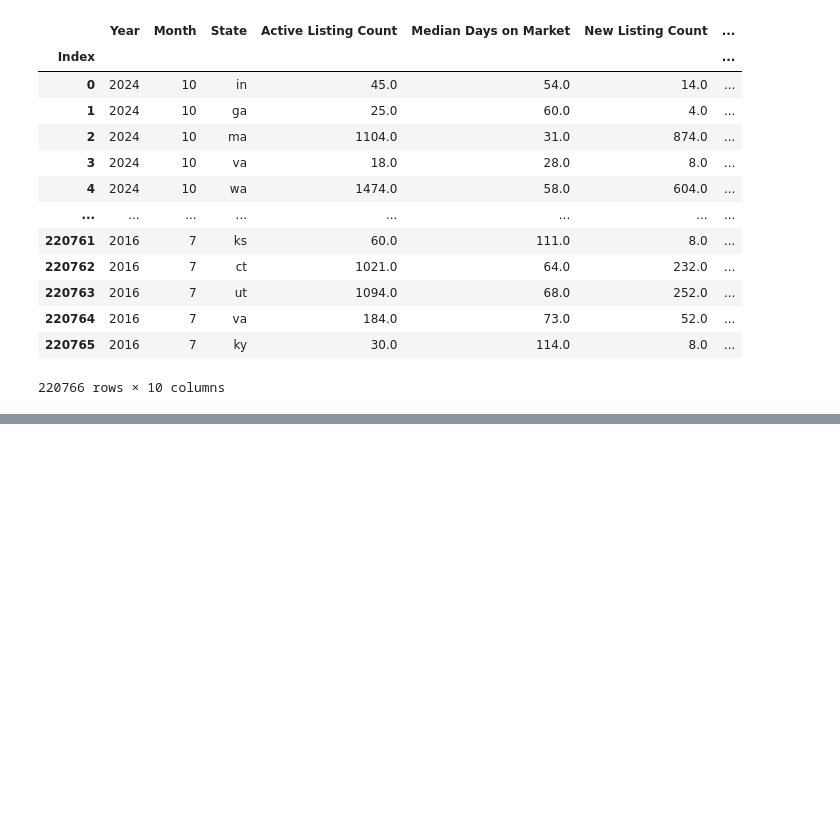
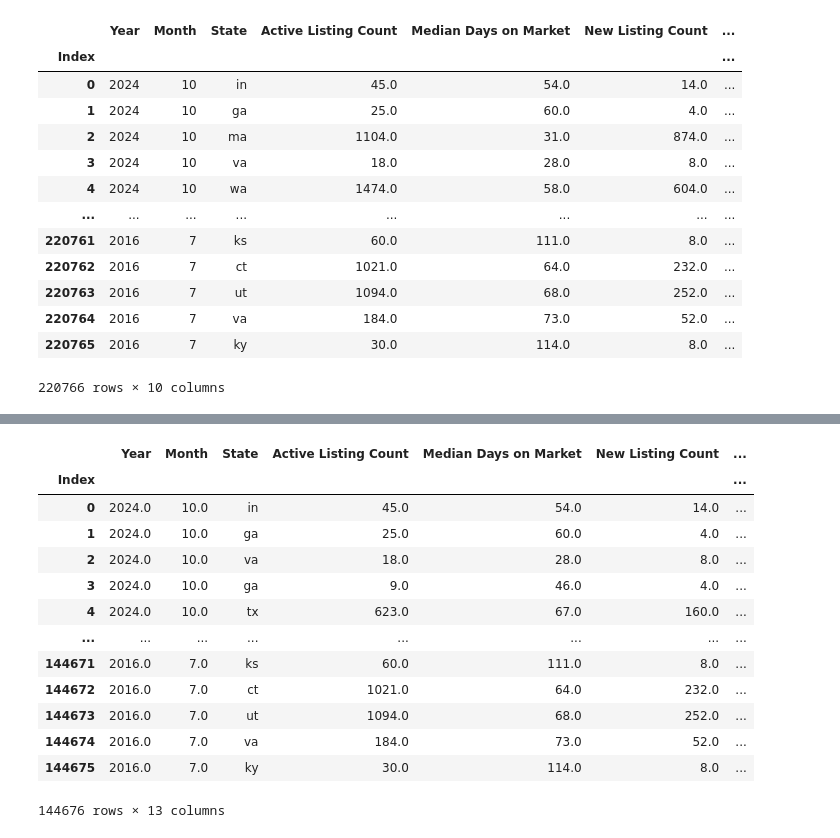
Before and after one commit to Savanna0/Project_4, a Jupyter notebook: Housing_Market_ETL.ipynb, the cells around one changed output, grey strips where cells are left out. Drawn from its saved outputs; the diff is of its cells as text; code cells hidden in the pictures; blank space fills up the shorter version.

```diff
--- a/Housing_Market_ETL.ipynb
+++ b/Housing_Market_ETL.ipynb
@@ -325,0 +370,4 @@ df_state.to_csv('Resources/df_state.csv', sep=',', index=True)
+# %%
+#Dropping rows with NaN values
+df_copy_cleaned = df_copy.dropna()
+df_copy_cleaned
@@ -325,0 +388,6 @@ df_state.to_csv('Resources/df_state.csv', sep=',', index=True)
+# %%
+#Renaming columns for readability.
+df_renamed_2 = df_copy_cleaned.rename(columns={"median_listing_price":"Median Listing Price", "price_increased_count": "Price Increased Count",
+                                               "price_reduced_count": "Price Reduced Count"})
+
+df_renamed_2.head()
@@ -325,0 +401,3 @@ df_state.to_csv('Resources/df_state.csv', sep=',', index=True)
+# %%
+opt_3_data = pd.concat([df_state, df_renamed_2], axis=1)
+opt_3_data.head()
@@ -325,0 +411,3 @@ df_state.to_csv('Resources/df_state.csv', sep=',', index=True)
+# %%
+opt_3_data_cleaned = opt_3_data.dropna()
+opt_3_data_cleaned
@@ -325,0 +428,19 @@ df_state.to_csv('Resources/df_state.csv', sep=',', index=True)
+# %%
+opt_3_df_final = opt_3_data_cleaned.reset_index(drop=True)
+opt_3_df_final.index.name = 'Index'
+opt_3_df_final
+# %% [output]
+|  | Year | Month | State | Active Listing Count | Median Days on Market | New Listing Count | ... |
+| Index |  |  |  |  |  |  | ... |
+| 0 | 2024.0 | 10.0 | in | 45.0 | 54.0 | 14.0 | ... |
+| 1 | 2024.0 | 10.0 | ga | 25.0 | 60.0 | 4.0 | ... |
+| 2 | 2024.0 | 10.0 | va | 18.0 | 28.0 | 8.0 | ... |
+| 3 | 2024.0 | 10.0 | ga | 9.0 | 46.0 | 4.0 | ... |
+| 4 | 2024.0 | 10.0 | tx | 623.0 | 67.0 | 160.0 | ... |
+| ... | ... | ... | ... | ... | ... | ... | ... |
+| 144671 | 2016.0 | 7.0 | ks | 60.0 | 111.0 | 8.0 | ... |
+| 144672 | 2016.0 | 7.0 | ct | 1021.0 | 64.0 | 232.0 | ... |
+| 144673 | 2016.0 | 7.0 | ut | 1094.0 | 68.0 | 252.0 | ... |
+| 144674 | 2016.0 | 7.0 | va | 184.0 | 73.0 | 52.0 | ... |
+| 144675 | 2016.0 | 7.0 | ky | 30.0 | 114.0 | 8.0 | ... |
+144676 rows × 13 columns
```
Also changed, not shown: parts of 8 cells of this notebook, 3 other files.
